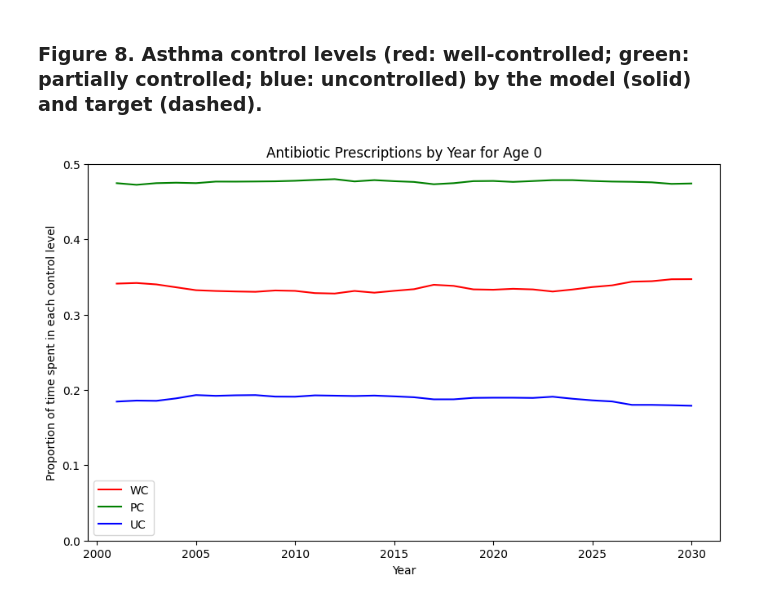
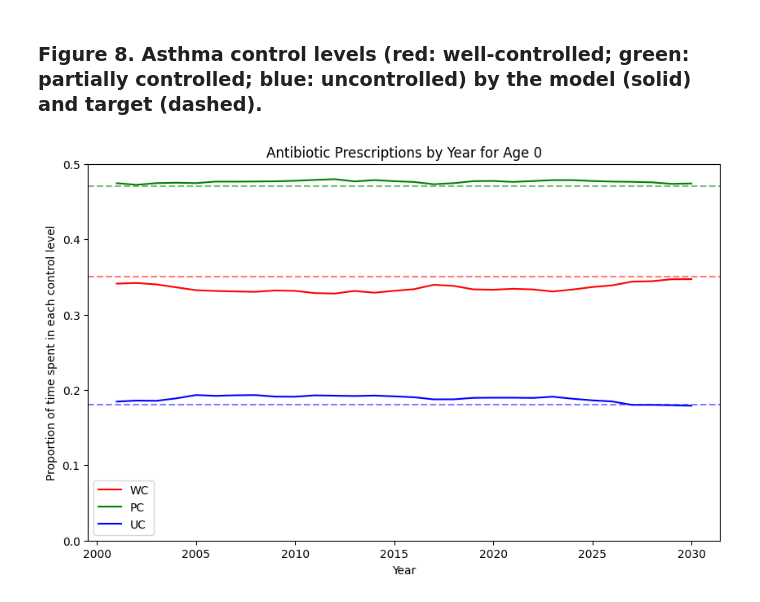
Before and after one commit to resplab/leap, a Jupyter notebook: validation.ipynb, the cells around one changed output. Saved outputs shown, nothing was run; the diff lists cells and outputs as text; code cells hidden in the pictures.

Commit message:
add dashed lines to figure 8

```diff
--- a/validation.ipynb
+++ b/validation.ipynb
@@ -301,31 +301,34 @@ sim_control_level1_total = sim_control_level1_df.groupby(
     ['year'])['prob'].sum().reset_index()
 sim_control_level2_total = sim_control_level2_df.groupby(
     ['year'])['prob'].sum().reset_index()
 
 # Normalize over 3 levels
 for year in sim_control_level0_total['year'].unique():
     p0 = sim_control_level0_total.loc[sim_control_level0_total['year'] == year, 'prob'].values
     p1 = sim_control_level1_total.loc[sim_control_level1_total['year'] == year, 'prob'].values
     p2 = sim_control_level2_total.loc[sim_control_level2_total['year'] == year, 'prob'].values
     total = p0 + p1 + p2
     sim_control_level0_total.loc[sim_control_level0_total['year'] == year, 'prob'] /= total
     sim_control_level1_total.loc[sim_control_level1_total['year'] == year, 'prob'] /= total
     sim_control_level2_total.loc[sim_control_level2_total['year'] == year, 'prob'] /= total
 
 # Create plots for each level
 plt.plot(sim_control_level0_total['year'], sim_control_level0_total['prob'],
          label='WC', color='red', linestyle='solid')
 plt.plot(sim_control_level1_total['year'], sim_control_level1_total['prob'],
          label='PC', color='green', linestyle='solid')
 plt.plot(sim_control_level2_total['year'], sim_control_level2_total['prob'],
          label='UC', color='blue', linestyle='solid')
+plt.axhline(y=0.35, color='red', linestyle='dashed', alpha=0.5)
+plt.axhline(y=0.47, color='green', linestyle='dashed', alpha=0.5)
+plt.axhline(y=0.18, color='blue', linestyle='dashed', alpha=0.5)
 
 # Additional elements
 plt.ylim(0, 0.5)
 plt.xlabel("Year")
 plt.ylabel("Proportion of time spent in each control level")
 plt.title("Antibiotic Prescriptions by Year for Age 0")
 plt.legend()
 plt.show()
 # %% [output]
-[figure, old version]
+[figure, new version]
```
